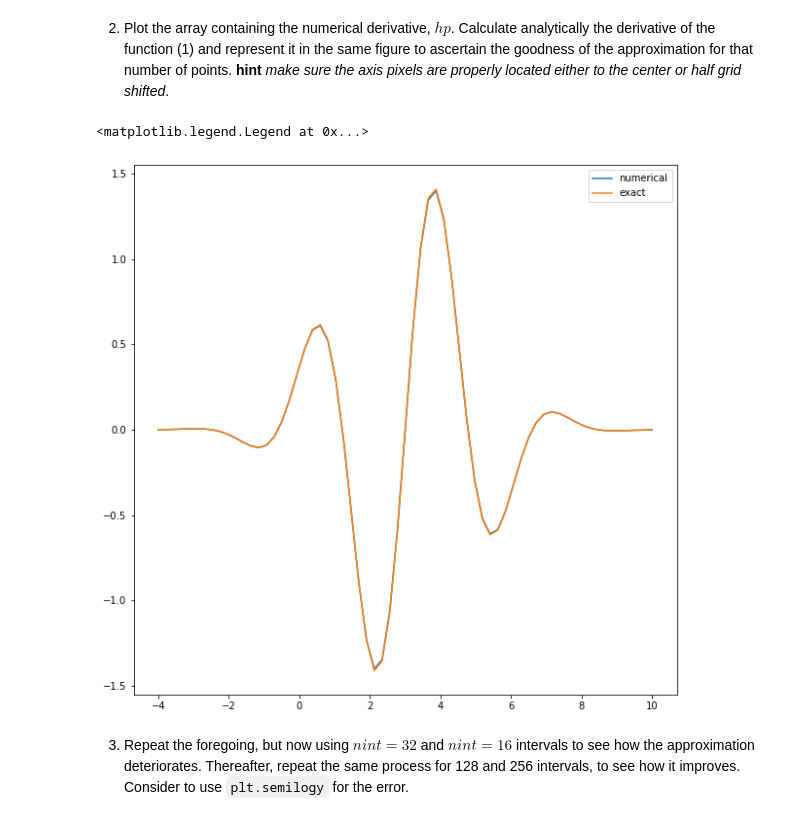
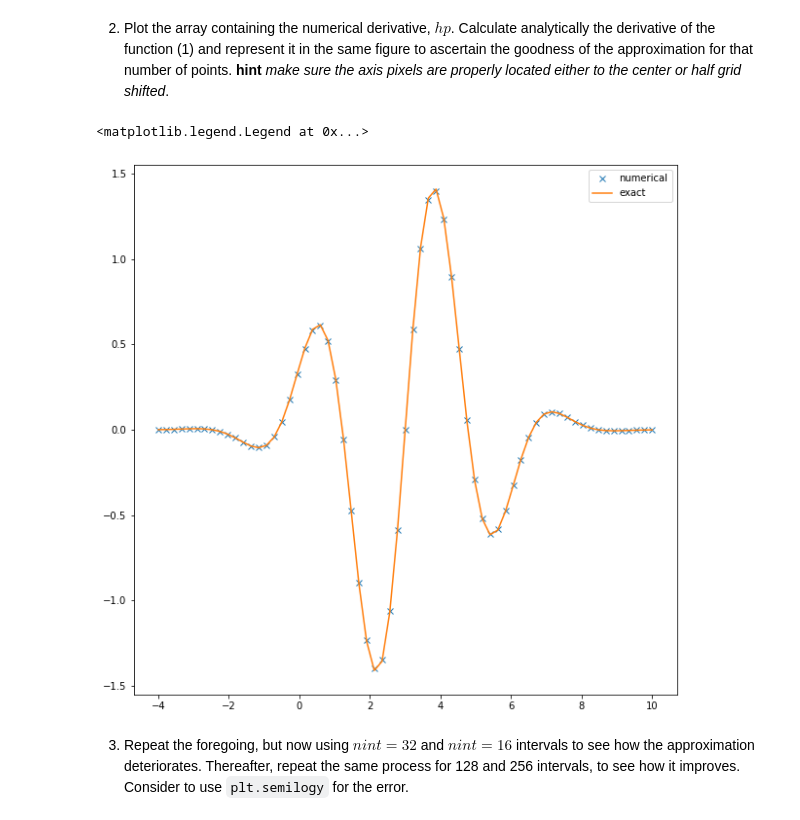
Before and after one commit to christopheblomsen/AST5110, a Jupyter notebook: ex_1a_v0.5.ipynb, the cells around one changed output. Drawn from its saved outputs; the diff is of its cells as text; code cells hidden in the pictures.

```diff
--- a/ex_1a_v0.5.ipynb
+++ b/ex_1a_v0.5.ipynb
@@ -56,7 +56,9 @@ aa = plt.hist(xx, range=(x0, xf), bins=nump, weights=hh, histtype='step')
 # %% [markdown]
 2. Plot the array containing the numerical derivative, $hp$. Calculate analytically the derivative of the function (1) and represent it in the same figure to ascertain the goodness of the approximation for that number of points. __hint__ _make sure the axis pixels are properly located either to the center or half grid shifted_.
 # %%
-def hh_exact(xx):
+def dh(xx):
+    """
+    # Hand calculations were wrong
     u = np.cos(np.pi*(xx-1)/2)
     v = np.exp(-((xx-3)/2.5)**2)
 
@@ -64,24 +66,26 @@ def hh_exact(xx):
     dv = - 2*((xx-3)/2.5)*(1/2.5)*np.exp(- ((xx-3)/2.5)**2)
 
     ans = du*v + v*dv
+    """
+    # Wolfram alpha
     ans = np.exp( -0.16 * (-3 + xx)**2) * (1.5708 * np.cos((np.pi*xx) / 2) - (-0.96 + 0.32 * xx) * np.sin((np.pi * xx) / 2))
     return ans
 # %%
 from nm_lib import nm_lib as nm
 importlib.reload(nm)
 
 dx = (xx[1] - xx[0])
 
 y = nm.deriv_dnw(xx + dx/2, h)
-y_exact = hh_exact(xx)
+y_exact = dh(xx)
 
 
 plt.figure(figsize=(10,10))
-plt.plot(xx, y, label='numerical')
+plt.plot(xx, y, 'x', label='numerical')
 plt.plot(xx, y_exact, label='exact')
 plt.legend()
 # %% [output]
 <matplotlib.legend.Legend at 0x...>
-[figure, old version]
+[figure, new version]
 # %% [markdown]
 3. Repeat the foregoing, but now using $nint= 32$ and $nint= 16$ intervals to see how the approximation deteriorates. Thereafter, repeat the same process for 128 and 256 intervals, to see how it improves. Consider to use `plt.semilogy` for the error.
```
Also changed, not shown: parts of 7 cells of this notebook.
